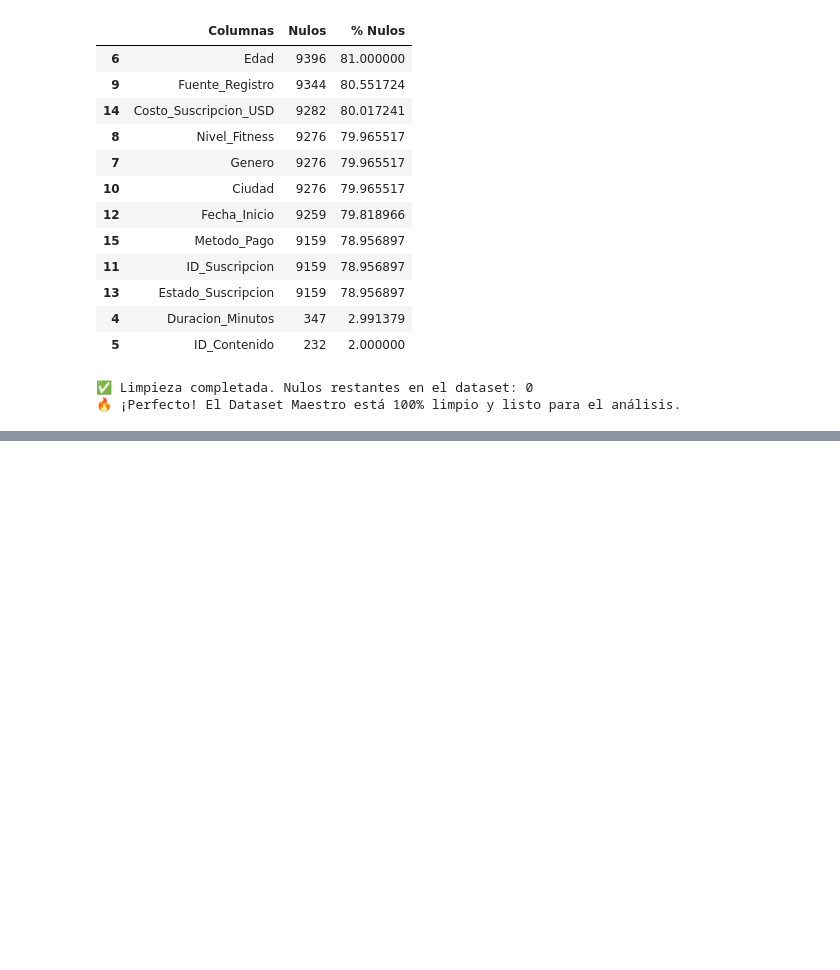
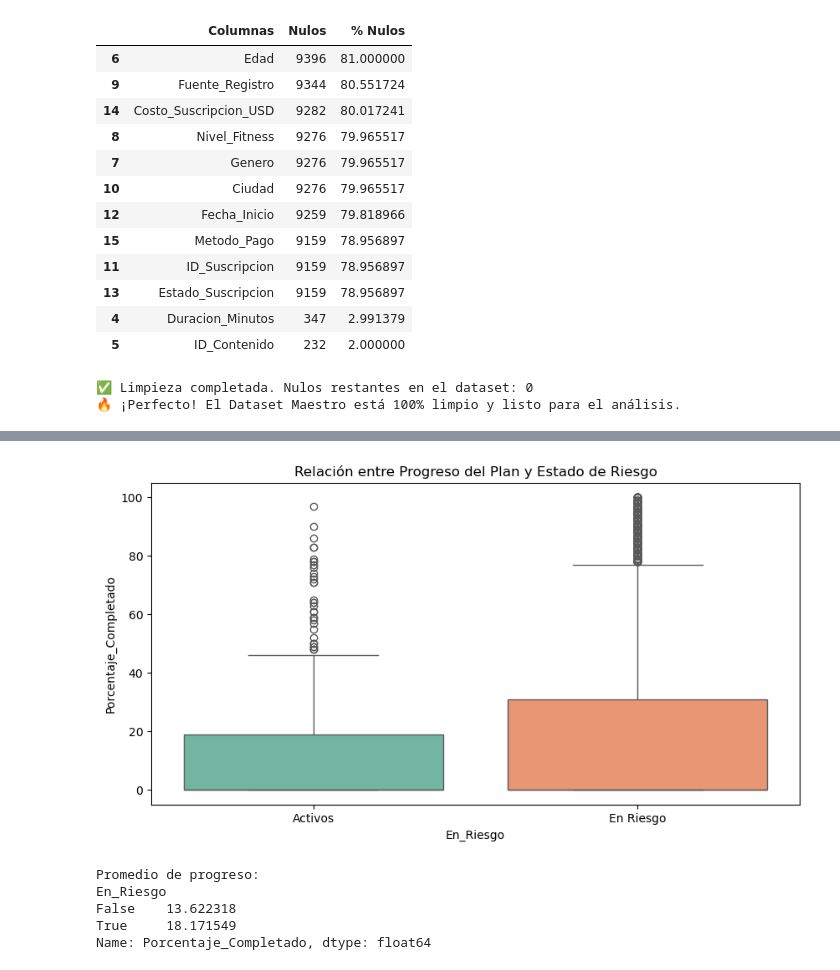
Before and after one commit to lgavegno/proyecto-fitNess-retencion, a Jupyter notebook: 02_limpieza_ETL_unificacion.ipynb, the cells around one changed output, grey strips where cells are left out. Drawn from its saved outputs; the diff is of its cells as text; code cells hidden in the pictures; blank space fills up the shorter version.

```diff
--- a/02_limpieza_ETL_unificacion.ipynb
+++ b/02_limpieza_ETL_unificacion.ipynb
@@ -176,0 +272,24 @@ if nulos_final == 0:
+# %%
+# 12. Corregido: Relación entre Progreso y Riesgo
+plt.figure(figsize=(10, 5))
+sns.boxplot(
+    data=df_maestro,
+    x='En_Riesgo',
+    y='Porcentaje_Completado',
+    hue='En_Riesgo',    # Soluciona el Warning
+    palette='Set2',
+    legend=False        # Limpia el gráfico
+)
+plt.title('Relación entre Progreso del Plan y Estado de Riesgo')
+plt.xticks([0, 1], ['Activos', 'En Riesgo'])
+plt.show()
+
+print("Promedio de progreso:")
+print(df_maestro.groupby('En_Riesgo')['Porcentaje_Completado'].mean())
+# %% [output]
+[figure, added]
+Promedio de progreso:
+En_Riesgo
+False    13.622318
+True     18.171549
+Name: Porcentaje_Completado, dtype: float64
```
Also changed, not shown: parts of 5 cells of this notebook.
